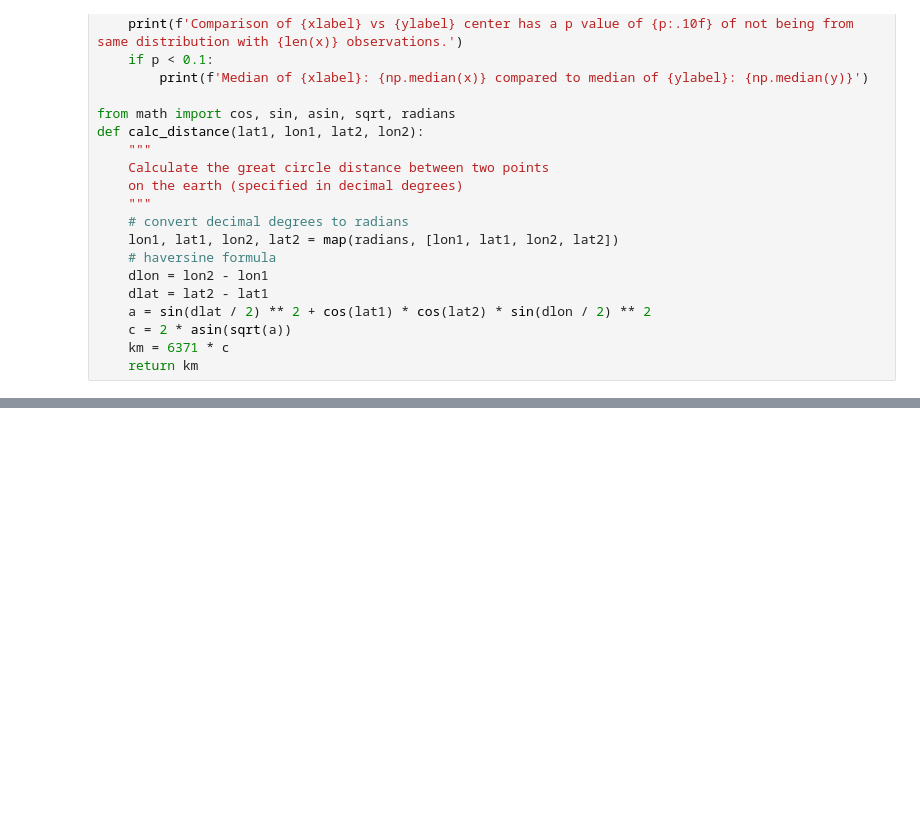
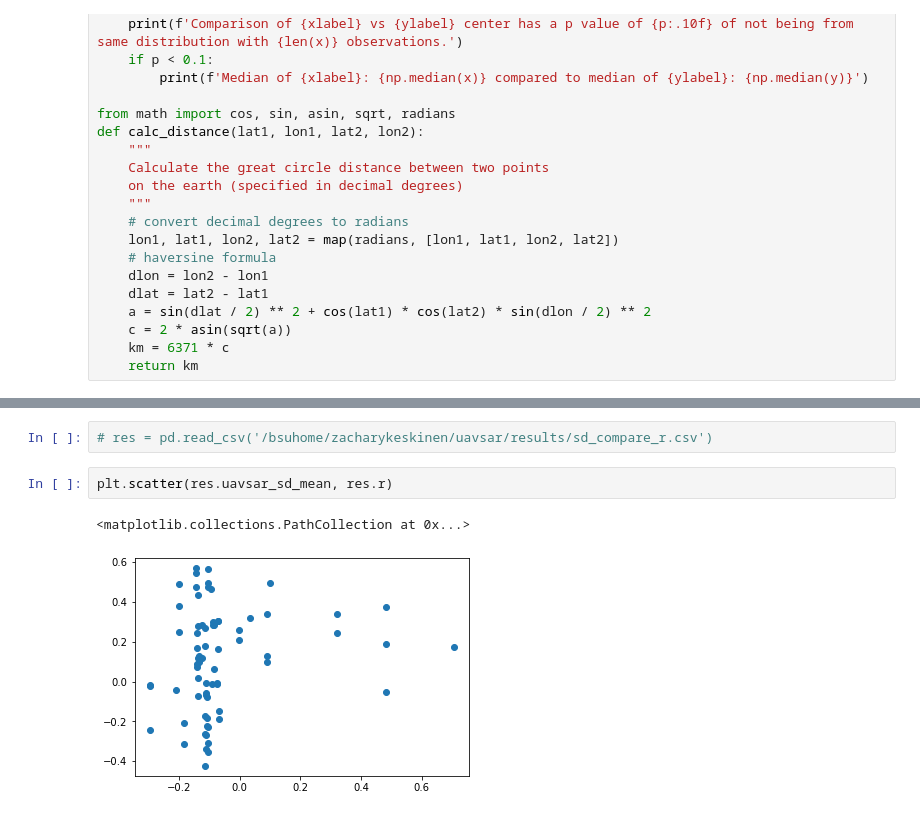
Before and after one commit to ZachHoppinen/uavsar, a Jupyter notebook: src/lidar_compare/lidar_compare.ipynb, the cells around one changed output, grey strips where cells are left out. Saved outputs shown, nothing was run; the diff lists cells and outputs as text; blank space fills up the shorter version.

Commit message:
lidar compare r

```diff
--- a/src/lidar_compare/lidar_compare.ipynb
+++ b/src/lidar_compare/lidar_compare.ipynb
@@ -314,0 +571,7 @@ slope: 0.07645098502500276. intercept: 0.043615392676976755. r_value 0.577857840
+# %%
+# res = pd.read_csv('/bsuhome/zacharykeskinen/uavsar/results/sd_compare_r.csv')
+# %%
+plt.scatter(res.uavsar_sd_mean, res.r)
+# %% [output]
+<matplotlib.collections.PathCollection at 0x...>
+[figure, added]
```
Also changed, not shown: parts of 6 cells of this notebook, 1 other file.
